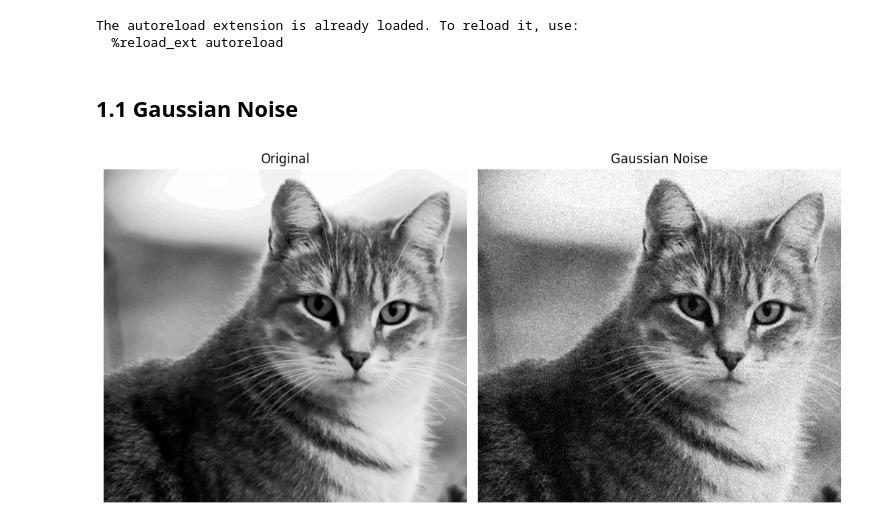
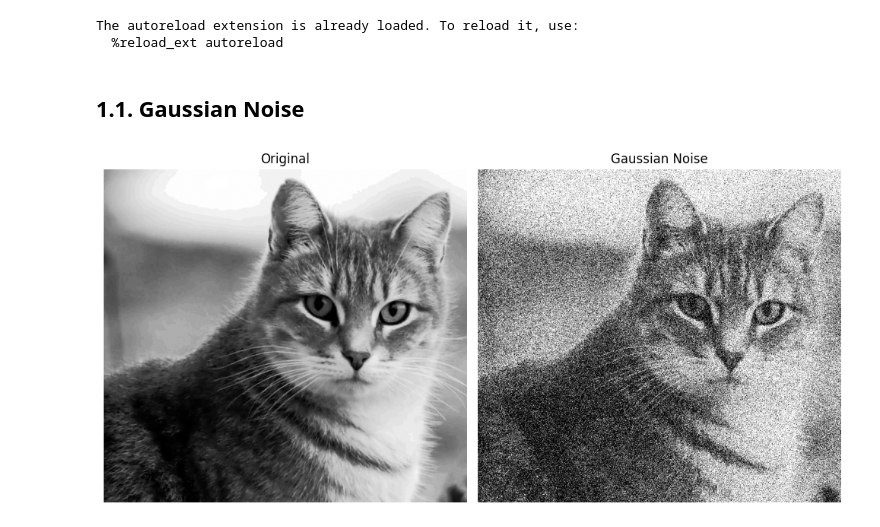
Before and after one commit to mo-karbalaee/IntroML, a Jupyter notebook: ex_1/test_noise.ipynb, the cells around one changed output. Cells and saved outputs as stored; diff of their text form; code cells hidden in the pictures.

```diff
--- a/ex_1/test_noise.ipynb
+++ b/ex_1/test_noise.ipynb
@@ -15,9 +16,9 @@ from noise import (
 # %%
 image = load_image("./data/kitty.png")
 # %% [markdown]
-## 1.1 Gaussian Noise
+## 1.1. Gaussian Noise
 # %%
-noisy_gaussian = add_gaussian_noise(image=image, mean=0, sigma=25)
+noisy_gaussian = add_gaussian_noise(image=image, mean=10, sigma=80)
 display_images(image, noisy_gaussian, title="Gaussian Noise")
 # %% [output]
-[figure, old version]
+[figure, new version]
```
Also changed, not shown: parts of 3 cells of this notebook, 1 other file.
